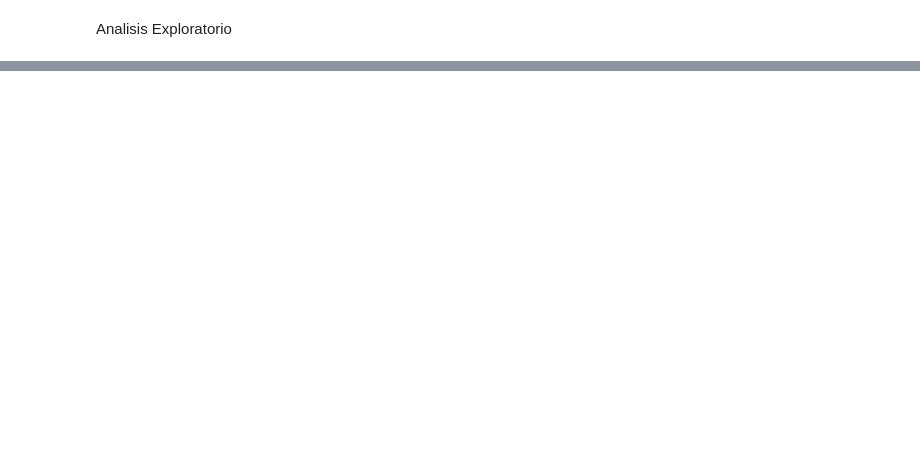
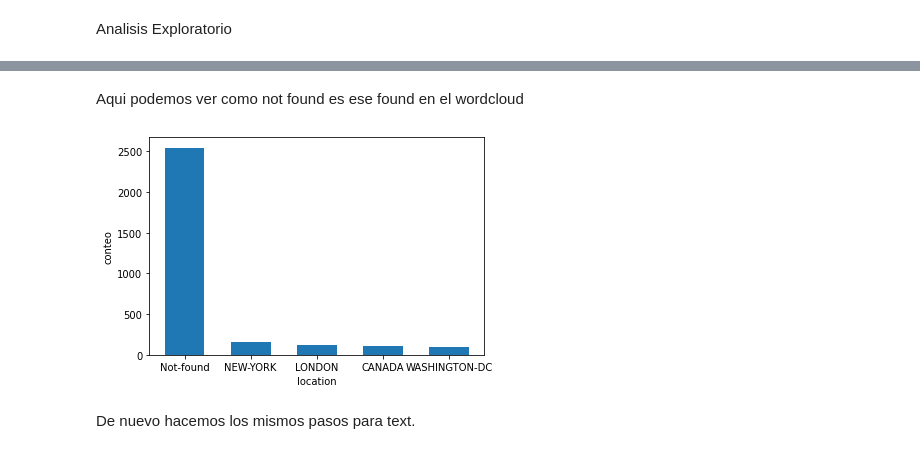
Before and after one commit to andreluchi/lab5datas, a Jupyter notebook: lab5.ipynb, the cells around one changed output, grey strips where cells are left out. Drawn from its saved outputs; the diff is of its cells as text; code cells hidden in the pictures; blank space fills up the shorter version.

```diff
--- a/lab5.ipynb
+++ b/lab5.ipynb
@@ -258,0 +500,3 @@ ValueError: not enough values to unpack (expected 2, got 1)
+# %%
+frloc = Counter(location2.split())
+frloc
@@ -258,0 +521,16 @@ ValueError: not enough values to unpack (expected 2, got 1)
+# %% [markdown]
+Aqui podemos ver como not found es ese found en el wordcloud
+# %%
+N = 5
+res2 = dict(sorted(frloc.items(), key = itemgetter(1), reverse = True)[:N])
+
+fig, ax = plt.subplots()
+plt.bar(res2.keys(), res2.values(), width = 0.6)
+
+ax.set_ylabel('conteo')
+ax.set_xlabel('location')
+plt.show()
+# %% [output]
+[figure, added]
+# %% [markdown]
+De nuevo hacemos los mismos pasos para text.
```
Also changed, not shown: parts of 119 cells of this notebook, 2 other files.
